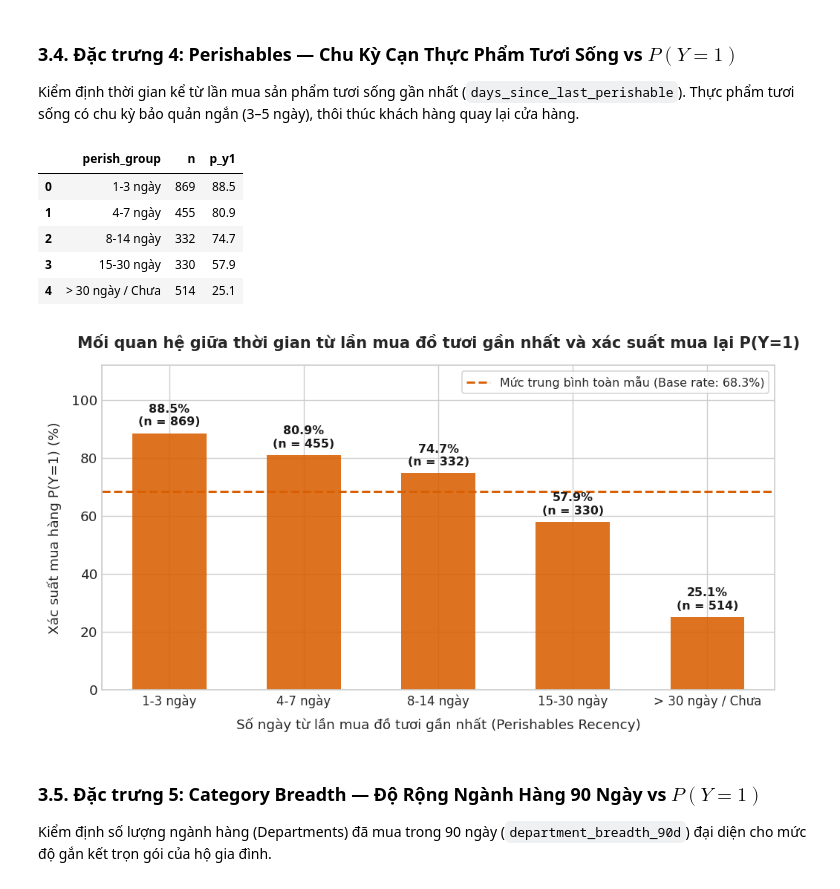
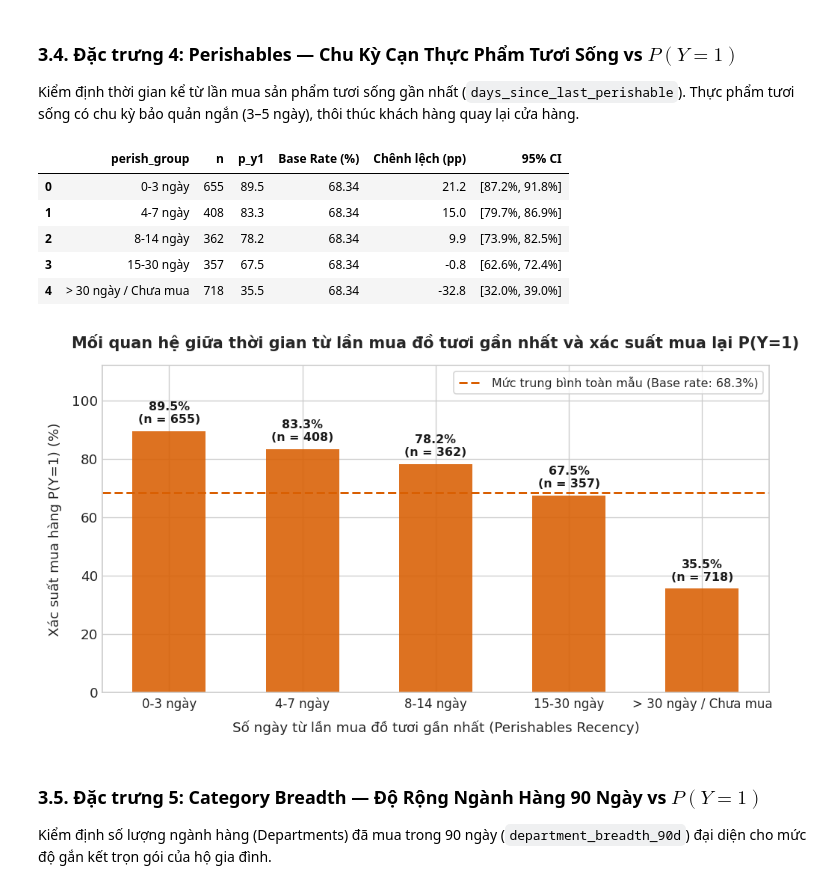
Before and after one commit to kien3007/purchasing-propensity-model, a Jupyter notebook: notebooks/01_eda_and_data_quality.ipynb, the cells around one changed output. Cells and saved outputs as stored; diff of their text form; code cells hidden in the pictures.

```diff
--- a/notebooks/01_eda_and_data_quality.ipynb
+++ b/notebooks/01_eda_and_data_quality.ipynb
@@ -236,6 +534,20 @@ Tất cả các đặc trưng đều được đánh giá trực tiếp qua xác
 ### Hàm tiện ích vẽ biểu đồ chuẩn vàng (Gold Standard Bar Plot)
 # %%
 BASE_RATE = 68.34
+
+def compute_cohort_stats_with_ci(df, col_cohort, col_p, col_n, base_rate=BASE_RATE):
+    # Bổ sung khoảng tin cậy 95% CI và chênh lệch so với Base Rate
+    df_stat = df.copy()
+    p = df_stat[col_p]
+    n = df_stat[col_n].replace(0, 1)
+    se = np.sqrt(p * (100.0 - p) / n)
+    ci_low = np.clip(p - 1.96 * se, 0, 100)
+    ci_high = np.clip(p + 1.96 * se, 0, 100)
+
+    df_stat['Base Rate (%)'] = base_rate
+    df_stat['Chênh lệch (pp)'] = (p - base_rate).round(1)
+    df_stat['95% CI'] = [f"[{l:.1f}%, {h:.1f}%]" for l, h in zip(ci_low, ci_high)]
+    return df_stat
 
 def plot_gold_standard(df_agg, col_cohort, col_p, col_n, title, xlabel, fig_name,
                         bar_color='#2b5c8f', ylim=(0, 112), **kwargs):
@@ -473,7 +845,7 @@ WITH last_perish AS (
     FROM baskets b
     JOIN df_trans t ON b.BASKET_ID = t.BASKET_ID
     JOIN df_prod p ON t.PRODUCT_ID = p.PRODUCT_ID
-    WHERE b.DAY <= {t0} AND p.DEPARTMENT IN ('GROCERY', 'PASTRY', 'MEAT', 'SEAFOOD', 'MEAT-PCKGD', 'DELI', 'PRODUCE')
+    WHERE b.DAY <= {t0} AND p.DEPARTMENT IN ('PRODUCE', 'MEAT', 'MEAT-PCKGD', 'DELI', 'PASTRY', 'DAIRY', 'SEAFOOD')
     GROUP BY b.household_key
 ),
 perish_calc AS (
@@ -485,11 +857,11 @@ perish_calc AS (
 perish_binned AS (
     SELECT household_key,
            CASE
-               WHEN perish_recency <= 3 THEN '1-3 ngày'
+               WHEN perish_recency <= 3 THEN '0-3 ngày'
                WHEN perish_recency <= 7 THEN '4-7 ngày'
                WHEN perish_recency <= 14 THEN '8-14 ngày'
                WHEN perish_recency <= 30 THEN '15-30 ngày'
-               ELSE '> 30 ngày / Chưa'
+               ELSE '> 30 ngày / Chưa mua'
            END AS perish_group,
            CASE
                WHEN perish_recency <= 3 THEN 1
@@ -497,41 +869,41 @@ perish_binned AS (
                WHEN perish_recency <= 14 THEN 3
                WHEN perish_recency <= 30 THEN 4
                ELSE 5
            END AS grp_order
     FROM perish_calc
 ),
 target AS (
     SELECT household_key,
            CASE WHEN COUNT(*) > 0 THEN 1 ELSE 0 END AS y
     FROM baskets
     WHERE DAY > {t0} AND DAY <= {t0 + 14}
     GROUP BY household_key
 )
 SELECT pb.perish_group,
        COUNT(*) AS n,
        ROUND(AVG(COALESCE(t.y, 0)) * 100.0, 1) AS p_y1
 FROM perish_binned pb
 LEFT JOIN target t ON pb.household_key = t.household_key
 GROUP BY pb.perish_group, pb.grp_order
 ORDER BY pb.grp_order
 """
 df_perish = con.execute(q_perish).df()
-display(df_perish)
+display(compute_cohort_stats_with_ci(df_perish, 'perish_group', 'p_y1', 'n'))
 
 plot_gold_standard(df_perish, 'perish_group', 'p_y1', 'n',
                    title="Mối quan hệ giữa thời gian từ lần mua đồ tươi gần nhất và xác suất mua lại P(Y=1)",
                    xlabel="Số ngày từ lần mua đồ tươi gần nhất (Perishables Recency)",
                    fig_name="05_p_y1_perishable_recency.png",
                    delta_idx=(0, -1), delta_label="Mức sụt giảm",
                    bar_color='#d95f02')
 # %% [output]
-|  | perish_group | n | p_y1 |
-| 0 | 1-3 ngày | 869 | 88.5 |
-| 1 | 4-7 ngày | 455 | 80.9 |
-| 2 | 8-14 ngày | 332 | 74.7 |
-| 3 | 15-30 ngày | 330 | 57.9 |
-| 4 | > 30 ngày / Chưa | 514 | 25.1 |
+|  | perish_group | n | p_y1 | Base Rate (%) | Chênh lệch (pp) | 95% CI |
+| 0 | 0-3 ngày | 655 | 89.5 | 68.34 | 21.2 | [87.2%, 91.8%] |
+| 1 | 4-7 ngày | 408 | 83.3 | 68.34 | 15.0 | [79.7%, 86.9%] |
+| 2 | 8-14 ngày | 362 | 78.2 | 68.34 | 9.9 | [73.9%, 82.5%] |
+| 3 | 15-30 ngày | 357 | 67.5 | 68.34 | -0.8 | [62.6%, 72.4%] |
+| 4 | > 30 ngày / Chưa mua | 718 | 35.5 | 68.34 | -32.8 | [32.0%, 39.0%] |
-[figure, old version]
+[figure, new version]
 # %% [markdown]
 ### 3.5. Đặc trưng 5: Category Breadth — Độ Rộng Ngành Hàng 90 Ngày vs $P(Y=1)$
 Kiểm định số lượng ngành hàng (Departments) đã mua trong 90 ngày (`department_breadth_90d`) đại diện cho mức độ gắn kết trọn gói của hộ gia đình.
```
Also changed, not shown: parts of 19 cells of this notebook, 7 other files.
